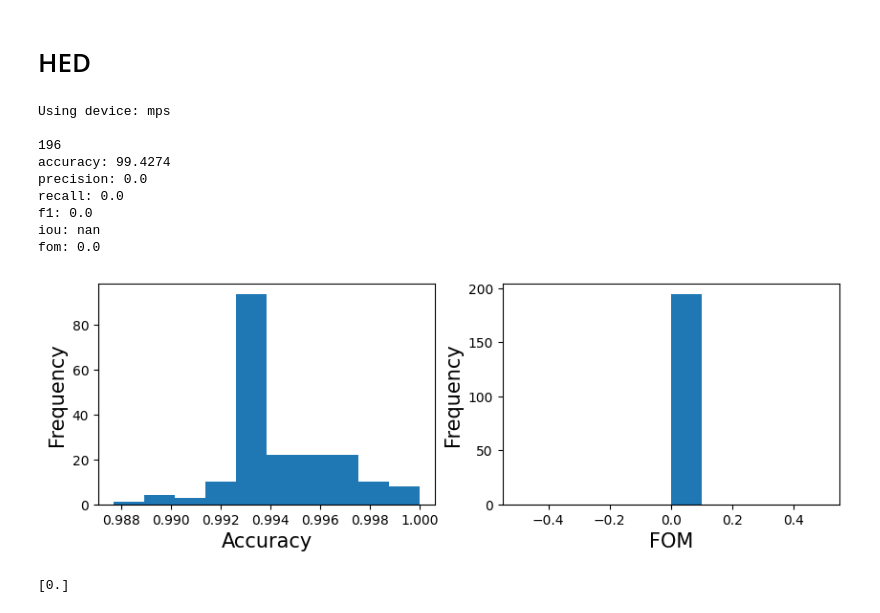
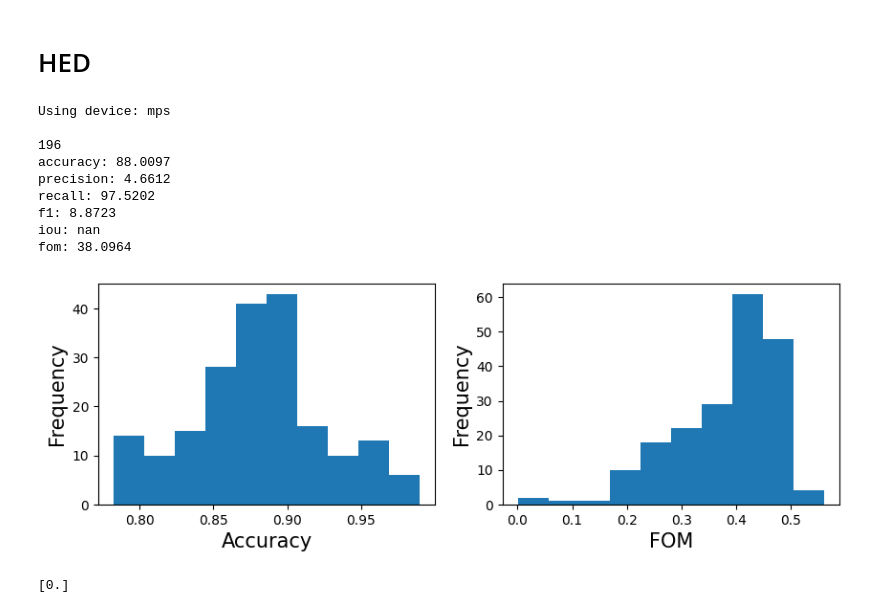
Before and after one commit to conorosully/sentinel2-vegetation-line, a Jupyter notebook: src/model_evaluation.ipynb, the cells around one changed output. Drawn from its saved outputs; the diff is of its cells as text; code cells hidden in the pictures.

```diff
--- a/src/model_evaluation.ipynb
+++ b/src/model_evaluation.ipynb
@@ -75,34 +101,34 @@ for a in ax:
 # %% [markdown]
 # HED
 # %%
-model_name = "SIVE_01MAR2025_HED_BCE.pth"
+model_name = "SIVE_01MAR2025_HED_wBCE.pth"
 device = torch.device('mps')  #UPDATE
 print("Using device: {}\n".format(device))
 
 backbone = hed.SimpleCNNBackbone(in_channels=4)
 model = hed.HED(backbone=backbone, out_channels=1)
 
 state_dict = torch.load(f'../models/{model_name}', map_location=torch.device('cpu') )
 model.load_state_dict(state_dict)
 model.eval()
 model.to(device)
 
 targets, test_preds = eval.get_preds(model,test_paths,batch_size=10)
 print(len(test_preds))
 
 test_metrics, test_arr = eval.eval_metrics(test_targets, test_preds)
 eval.display_metrics(test_metrics, test_arr)
 # %% [output]
 Using device: mps
 
 196
-accuracy: 99.4274
-precision: 0.0
-recall: 0.0
-f1: 0.0
+accuracy: 88.0097
+precision: 4.6612
+recall: 97.5202
+f1: 8.8723
 iou: nan
-fom: 0.0
+fom: 38.0964
-[figure, old version]
+[figure, new version]
 # %%
 i = np.random.randint(0,len(test_paths))
 rgb = utils.get_rgb(test_input[i],contrast=0.4)
```
Also changed, not shown: parts of 4 cells of this notebook, 5 other files.
